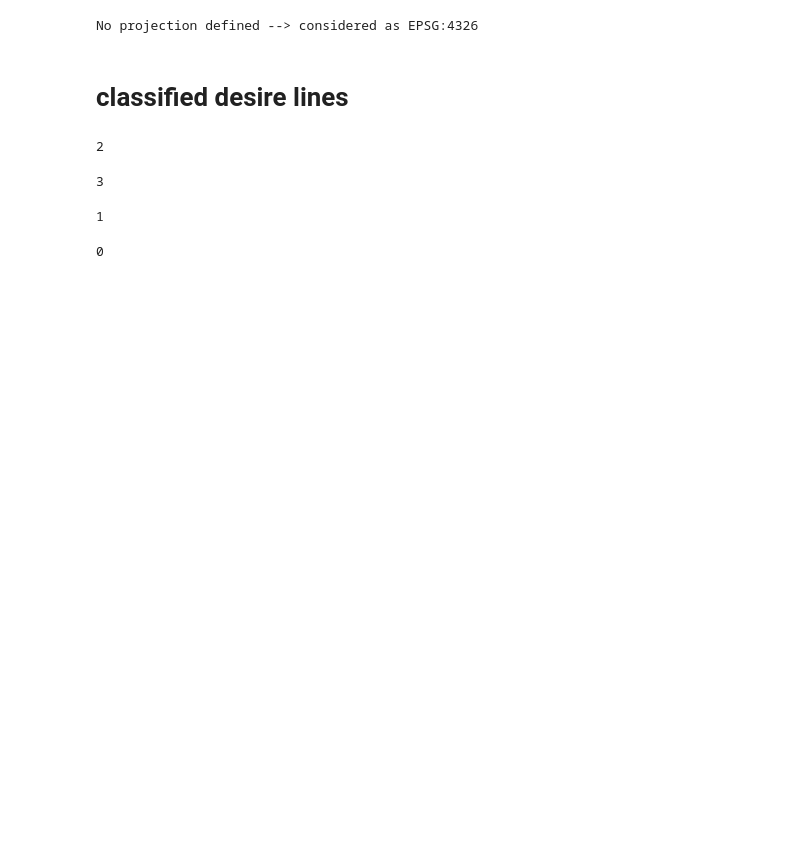
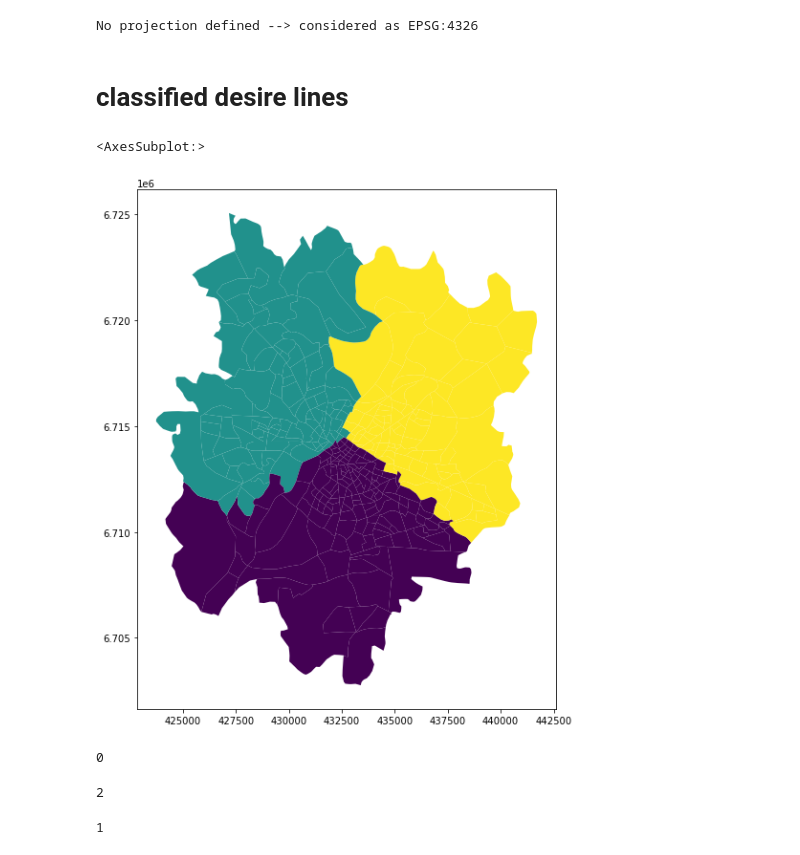
Before and after one commit to systragroup/syspy_examples, a Jupyter notebook: syspy/03_neighbors.ipynb, the cells around one changed output. Cells and saved outputs as stored; diff of their text form; code cells hidden in the pictures; blank space fills up the shorter version.

```diff
--- a/syspy/03_neighbors.ipynb
+++ b/syspy/03_neighbors.ipynb
@@ -102,15 +158,19 @@ No projection defined --> considered as EPSG:4326
 # %%
 from syspy.spatial import spatial
 cluster_geoms, cluster_ids = spatial.zone_clusters(
-    zones, n_clusters=4
+    zones, n_clusters=3
 )
 zones['cluster'] = cluster_ids
+# %%
+zones.plot('cluster')
+# %% [output]
+<AxesSubplot:>
+[figure, added]
 # %%
 neighbors.zones_classified_neighborhood(
     zones, ods, ipath + r'desire_lines/macro/', 'cluster', volume_col='volume'
 )
 # %% [output]
-2
+0
-3
+2
 1
-0
```
Also changed, not shown: parts of 8 cells of this notebook, 26 other files.
